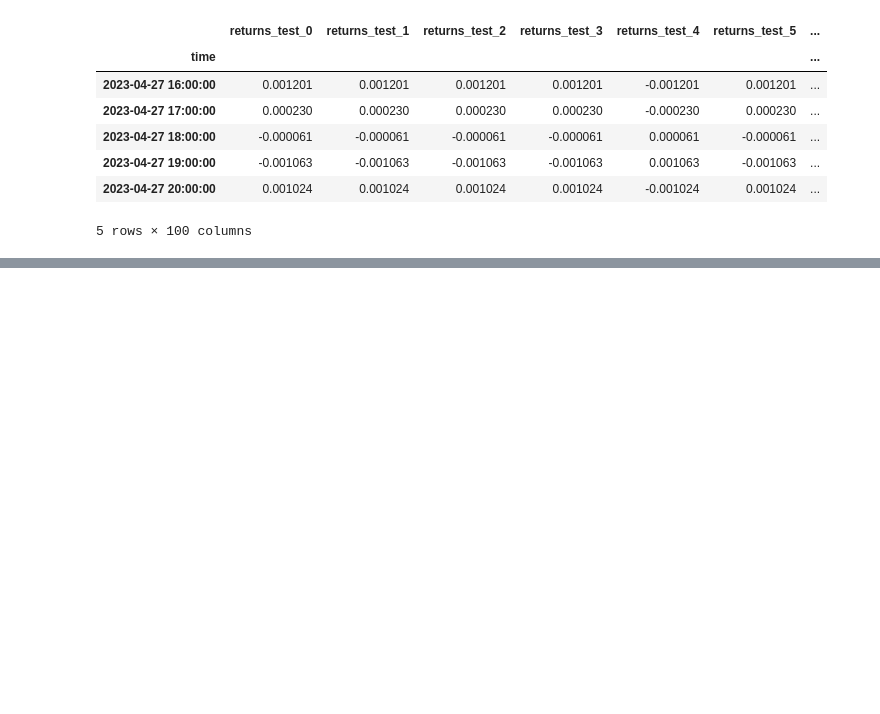
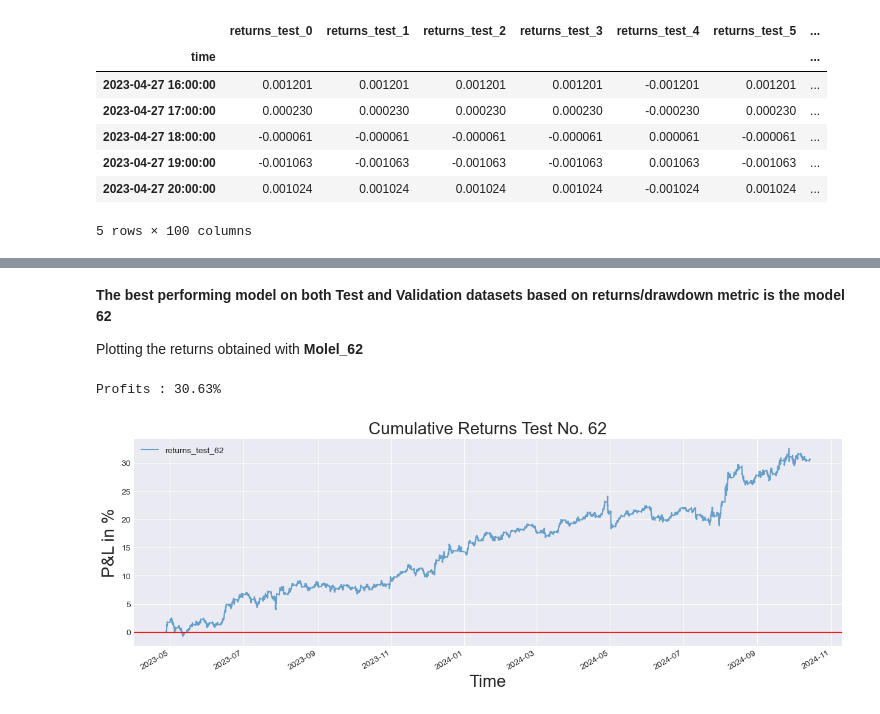
Before and after one commit to YarosInter/Time-Series-Conv1D-Neural-Network, a Jupyter notebook: Conv1D_Layer_Neural_Network.ipynb, the cells around one changed output, grey strips where cells are left out. Saved outputs shown, nothing was run; the diff lists cells and outputs as text; code cells hidden in the pictures; blank space fills up the shorter version.

```diff
--- a/Conv1D_Layer_Neural_Network.ipynb
+++ b/Conv1D_Layer_Neural_Network.ipynb
@@ -877,0 +933,9 @@ returns_df.head()
+# %% [markdown]
+**The best performing model on both Test and Validation datasets based on returns/drawdown metric is the model 62**
+
+Plotting the returns obtained with **Molel_62**
+# %%
+display.plot_test_returns(returns_df["returns_test_62"], name="Test No. 62")
+# %% [output]
+Profits : 30.63%
+[figure, added]
```
Also changed, not shown: parts of 11 cells of this notebook.
